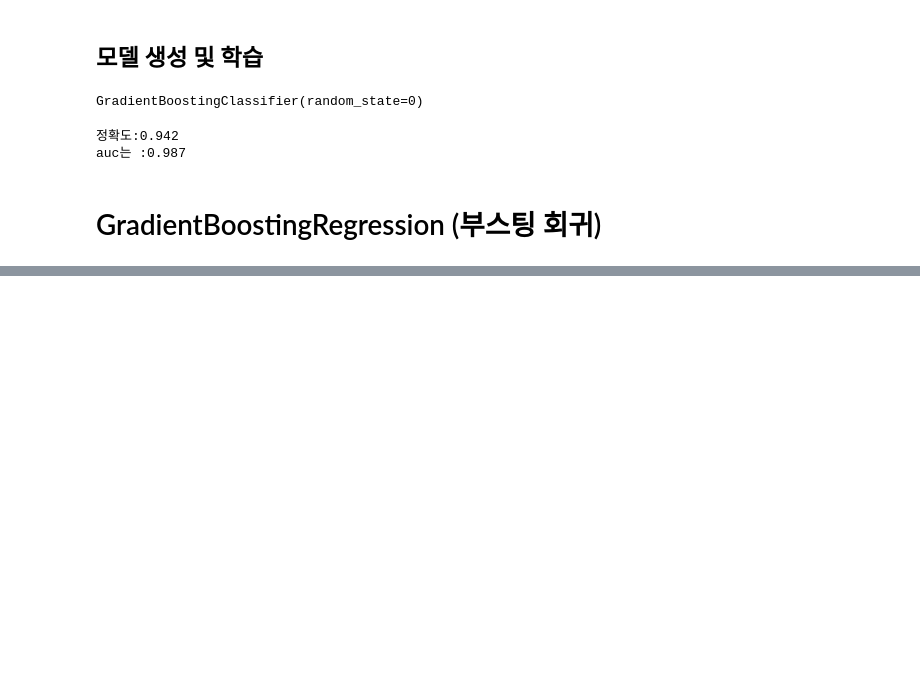
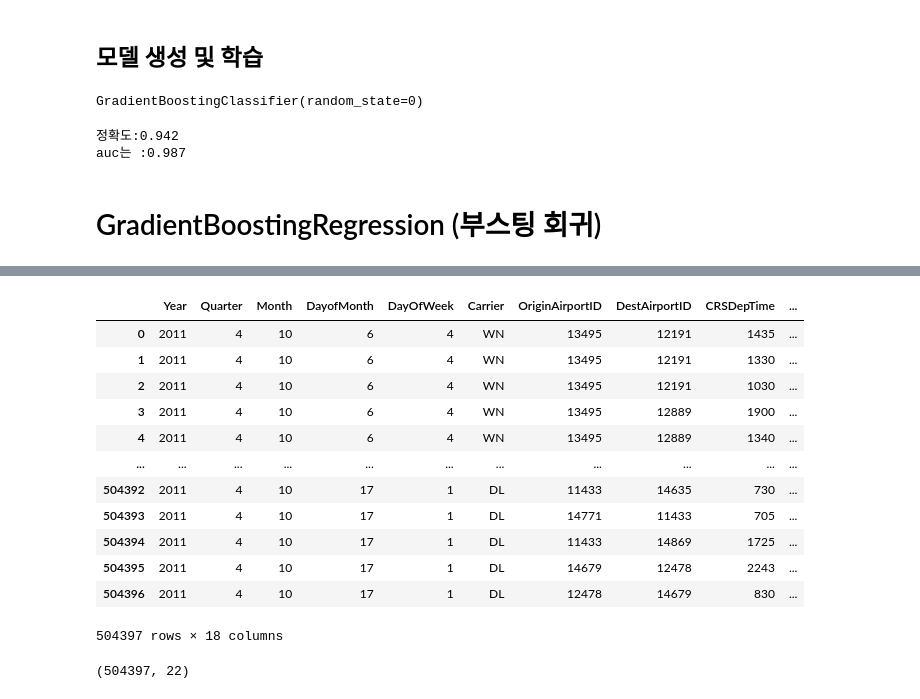
Before and after one commit to jjh9329/numpy-study, a Jupyter notebook: 05.MachinLearning/12Ensemble-Voting-Bosting.ipynb, the cells around one changed output, grey strips where cells are left out. Drawn from its saved outputs; the diff is of its cells as text; code cells hidden in the pictures; blank space fills up the shorter version.

```diff
--- a/05.MachinLearning/12Ensemble-Voting-Bosting.ipynb
+++ b/05.MachinLearning/12Ensemble-Voting-Bosting.ipynb
@@ -130,0 +149,22 @@ auc는 :0.987
+# %%
+flight = pd.read_csv("비행기 연착 추측 분류/Flight on-time performance.csv")
+flight
+# %% [output]
+|  | Year | Quarter | Month | DayofMonth | DayOfWeek | Carrier | OriginAirportID | DestAirportID | CRSDepTime | ... |
+| 0 | 2011 | 4 | 10 | 6 | 4 | WN | 13495 | 12191 | 1435 | ... |
+| 1 | 2011 | 4 | 10 | 6 | 4 | WN | 13495 | 12191 | 1330 | ... |
+| 2 | 2011 | 4 | 10 | 6 | 4 | WN | 13495 | 12191 | 1030 | ... |
+| 3 | 2011 | 4 | 10 | 6 | 4 | WN | 13495 | 12889 | 1900 | ... |
+| 4 | 2011 | 4 | 10 | 6 | 4 | WN | 13495 | 12889 | 1340 | ... |
+| ... | ... | ... | ... | ... | ... | ... | ... | ... | ... | ... |
+| 504392 | 2011 | 4 | 10 | 17 | 1 | DL | 11433 | 14635 | 730 | ... |
+| 504393 | 2011 | 4 | 10 | 17 | 1 | DL | 14771 | 11433 | 705 | ... |
+| 504394 | 2011 | 4 | 10 | 17 | 1 | DL | 11433 | 14869 | 1725 | ... |
+| 504395 | 2011 | 4 | 10 | 17 | 1 | DL | 14679 | 12478 | 2243 | ... |
+| 504396 | 2011 | 4 | 10 | 17 | 1 | DL | 12478 | 14679 | 830 | ... |
+504397 rows × 18 columns
+# %%
+flight_outer = pd.merge(airport2,flight, left_on='airport_id',right_on='OriginAirportID')
+print(flight_outer.shape)
+# %% [output]
+(504397, 22)
```
Also changed, not shown: parts of 20 cells of this notebook.
